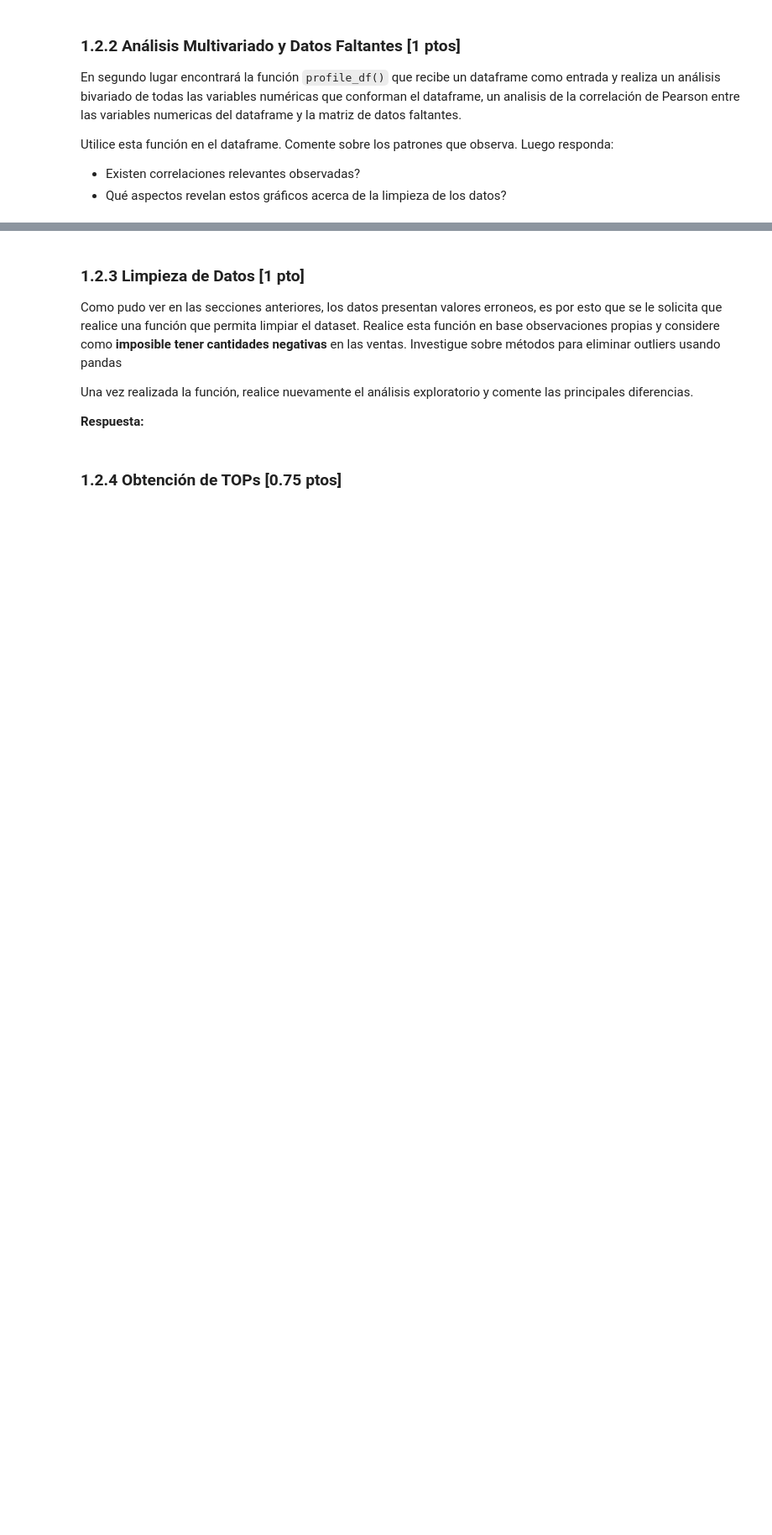
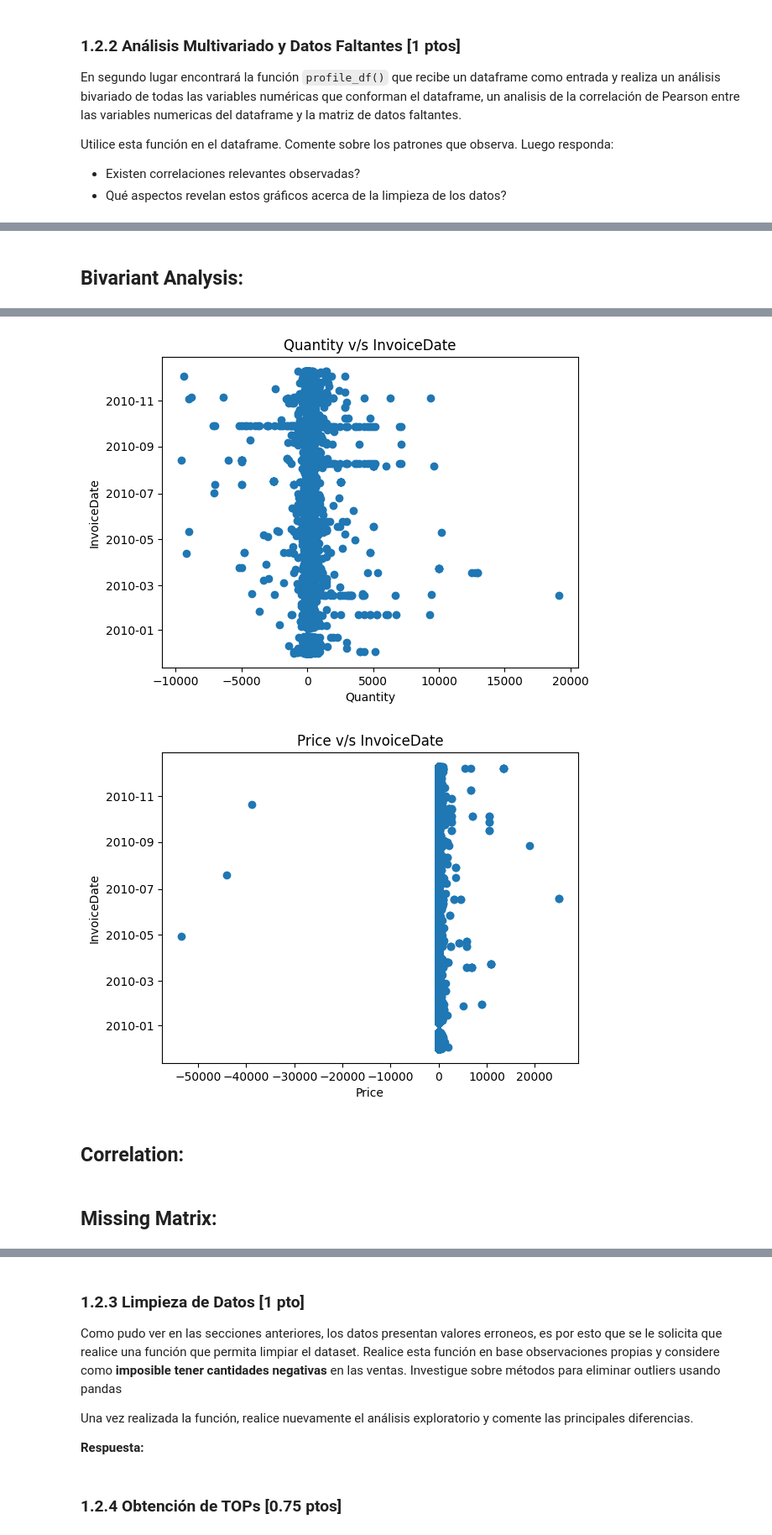
Before and after one commit to enzo-toledo/MDS7202, a Jupyter notebook: labs/lab_4/Lab4_Enunciado.ipynb, the cells around one changed output, grey strips where cells are left out. Shown at 84% size. Cells and saved outputs as stored; diff of their text form; code cells hidden in the pictures; blank space fills up the shorter version.

Commit message:
Realizar primera mitad del laboratorio (hasta 1.2.2)

```diff
--- a/labs/lab_4/Lab4_Enunciado.ipynb
+++ b/labs/lab_4/Lab4_Enunciado.ipynb
@@ -90,0 +92,9 @@ df_retail_2 = pd.read_pickle("online_retail_II.pickle")
+# %%
+df_retail_2 = pd.read_pickle("online_retail_II.pickle")
+df_retail_2 = df_retail_2.astype(
+    {
+        "Invoice": "category",
+        "InvoiceDate": "datetime64[ns]",
+    }
+)
+df_retail_2.head()
@@ -90,0 +121,6 @@ df_retail_2 = pd.read_pickle("online_retail_II.pickle")
+# %%
+# Usamos merge left para complementar la información del primer dataframe sin perder filas en el primero ni generar demasiados NaN.
+df_retail = pd.merge(df_retail_1, df_retail_2, on="Invoice", how="left")
+print("Filas en df_retail:", len(df_retail))
+print("Nuevas filas añadidas:", len(df_retail) - len(df_retail_1))
+df_retail.head()
@@ -249,0 +474,4 @@ def profile_df(dataframe_in):
+# %%
+profile_df(df_retail)
+# %% [output]
+## Bivariant Analysis:
@@ -249,0 +479,4 @@ def profile_df(dataframe_in):
+[figure, added]
+[figure, added]
+## Correlation:
+## Missing Matrix:
```
Also changed, not shown: parts of 32 cells of this notebook.
